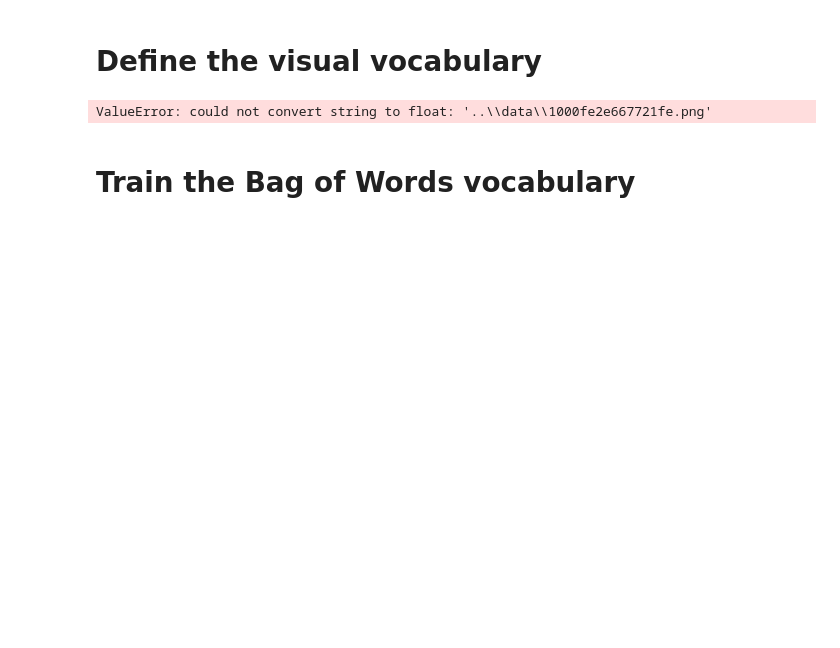
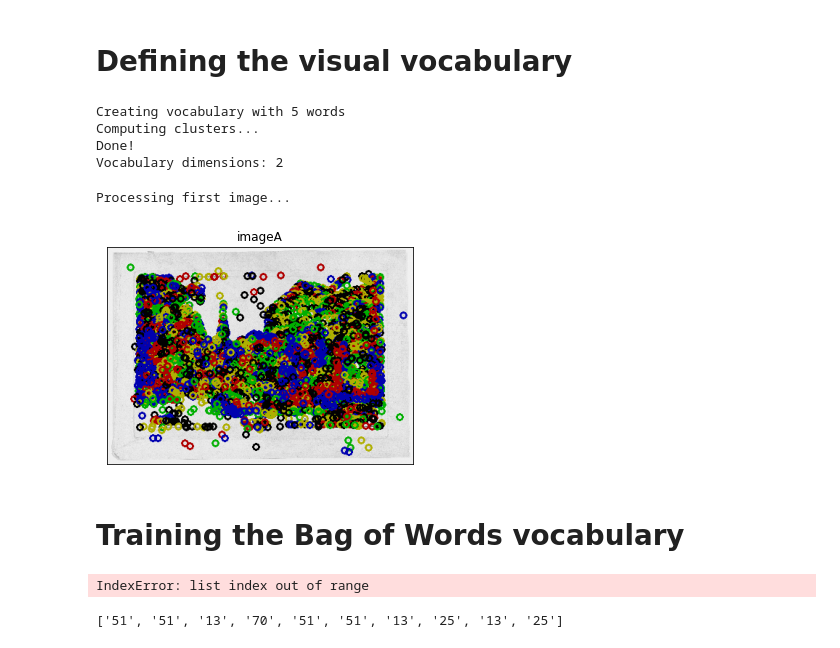
Before and after one commit to Goncalo101/FEUP-VCOM2, a Jupyter notebook: bow/bow.ipynb, the cells around one changed output. Drawn from its saved outputs; the diff is of its cells as text; code cells hidden in the pictures; blank space fills up the shorter version.

Commit message:
fixed multiple problems, added bow training

```diff
--- a/bow/bow.ipynb
+++ b/bow/bow.ipynb
@@ -1,5 +1,5 @@
 # %% [markdown]
-# Define the visual vocabulary
+# Defining the visual vocabulary
 # %%
 import cv2 as cv
 import numpy as np
@@ -9,30 +10,50 @@ from vocabulary import Vocabulary
 # %%
 dataset_dir = os.path.join('..', 'data')
-n_words = 100
+n_words = 5
 
 print(f'Creating vocabulary with {n_words} words')
+sys.stdout.flush()
 vocabulary = Vocabulary(n_words)
 
 # Get relative paths for the images on the dataset directory
-images = [os.path.join(dataset_dir, image) for image in os.listdir(dataset_dir)]
+images = [os.path.join(dataset_dir, image) for image in sorted(os.listdir(dataset_dir))]
 
 # Find keypoints for the vocabulary
 vocabulary.train(images)
 
 print(f'Vocabulary dimensions: {len(vocabulary.vocabulary.shape)}')
 # %% [output]
-ValueError: could not convert string to float: '..\\data\\1000fe2e667721fe.png'
+Creating vocabulary with 5 words
+Computing clusters...
+Done!
+Vocabulary dimensions: 2
 # %%
 # Draw keypoints for the first image
 query_image = images[0]
 
 print('Processing first image...')
-img_a = openImage(query_image)
+img_a = open_image(query_image)
 if img_a is not None:
+    detector = cv.BRISK_create()
     k, d = detector.detectAndCompute(img_a, None)
     words = []
     for i in range(d.shape[0]):
-        words.append(vocabulary.whichWord(d[i, :]))
-    drawKeypoints('imageA', img_a, k, words)
+        words.append(vocabulary.which_word(d[i, :]))
+    draw_keypoints('imageA', img_a, k, words)
+# %% [output]
+Processing first image...
+[figure, added]
 # %% [markdown]
-# Train the Bag of Words vocabulary
+# Training the Bag of Words vocabulary
+# %%
+# Perform Vector Quantization to represent the histogram of features as a vector
+# Vector Quantization assigns codes from a code book to observations
+from scipy.cluster.vq import vq
+
+img_features = np.zeros((len(images), n_words), 'float32')
+for i in range(len(images)):
+    words, distance = vq(vocabulary.descriptor_list[i][1], vocabulary.vocabulary)
+    for word in words:
+        img_features[i][word] += 1
+# %% [output]
+IndexError: list index out of range
@@ -38,0 +69,10 @@ if img_a is not None:
+# %%
+# Define classes for each image
+img_class = []
+with open('multiclass.csv') as img_classes:
+    img_class = sorted(map(lambda line: line.strip().split(','), img_classes.readlines()))
+
+classes = [data[1] for data in img_class]
+print(classes[:10])
+# %% [output]
+['51', '51', '13', '70', '51', '51', '13', '25', '13', '25']
```
Also changed, not shown: parts of 5 cells of this notebook, 3 other files.
